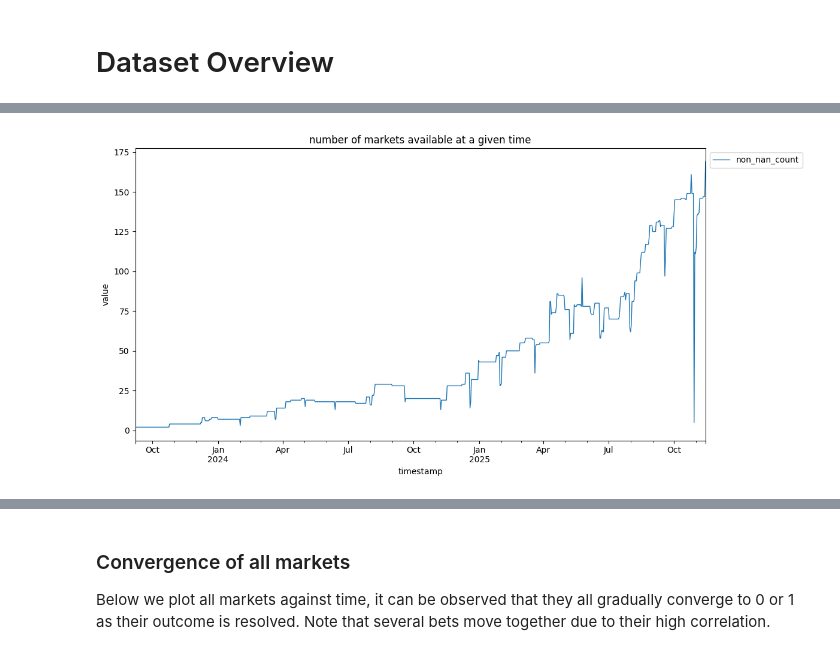
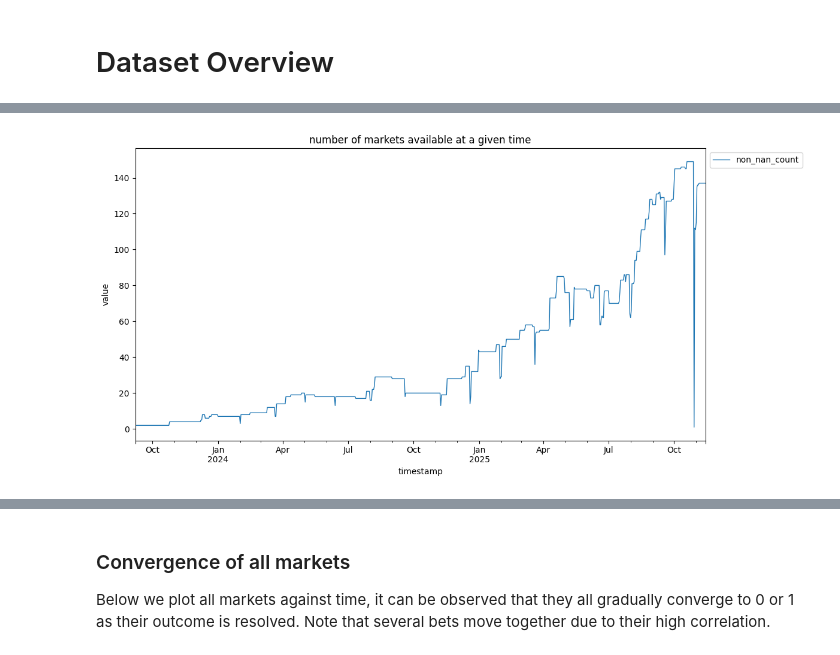
Before and after one commit to MichaelCarloH/ML-PortfolioManagement, a Jupyter notebook: submission_code/report.ipynb, the cells around one changed output, grey strips where cells are left out. Cells and saved outputs as stored; diff of their text form; code cells hidden in the pictures.

```diff
--- a/submission_code/report.ipynb
+++ b/submission_code/report.ipynb
@@ -303,17 +539,8 @@ import numpy as np
 import matplotlib.pyplot as plt
 # %%
-DATA_DIR = Path("data")
-dfs = []
+from polymarket_api import get_polymarket_timeseries_data, create_big_timeseries_dataset
 
-load_from_api = False
+dfs = get_polymarket_timeseries_data([100196, 159], load_from_api=True)
 
-if not load_from_api:
-    for csv_path in DATA_DIR.glob("*.csv"):
-        try:
-            df = pd.read_csv(csv_path, parse_dates=["timestamp"])
-            dfs.append(df)
-        except Exception as e:
-            print(f"Failed to load {csv_path}: {e}")
-
-    #print(f"Loaded {len(dfs)} dataframes from CSV.")
+poly_df = create_big_timeseries_dataset(dfs)
 # %% [output]
@@ -392,20 +593,20 @@ merged_df = days_df.merge(combined, on='timestamp', how='left')
 # %%
-df_plot = merged_df[["timestamp"]].copy()
-df_plot["non_nan_count"] = merged_df.notna().sum(axis=1)
+df_plot = poly_df[["timestamp"]].copy()
+df_plot["non_nan_count"] = poly_df.notna().sum(axis=1)
 df_plot["timestamp"] = pd.to_datetime(df_plot["timestamp"], utc=True)
 df_plot = df_plot.set_index("timestamp")
 
 ax = df_plot.plot(figsize=(12, 6), linewidth=1)
 ax.set_xlabel("timestamp")
 ax.set_ylabel("value")
 ax.legend(
     loc="upper left", bbox_to_anchor=(1, 1)
 )  # move legend outside if many columns
 plt.title("number of markets available at a given time")
 plt.tight_layout()
 plt.show()
 # %% [output]
-[figure, old version]
+[figure, new version]
 # %%
 df_plot.tail(20)
 # %% [output]
```
Also changed, not shown: parts of 32 cells of this notebook.
